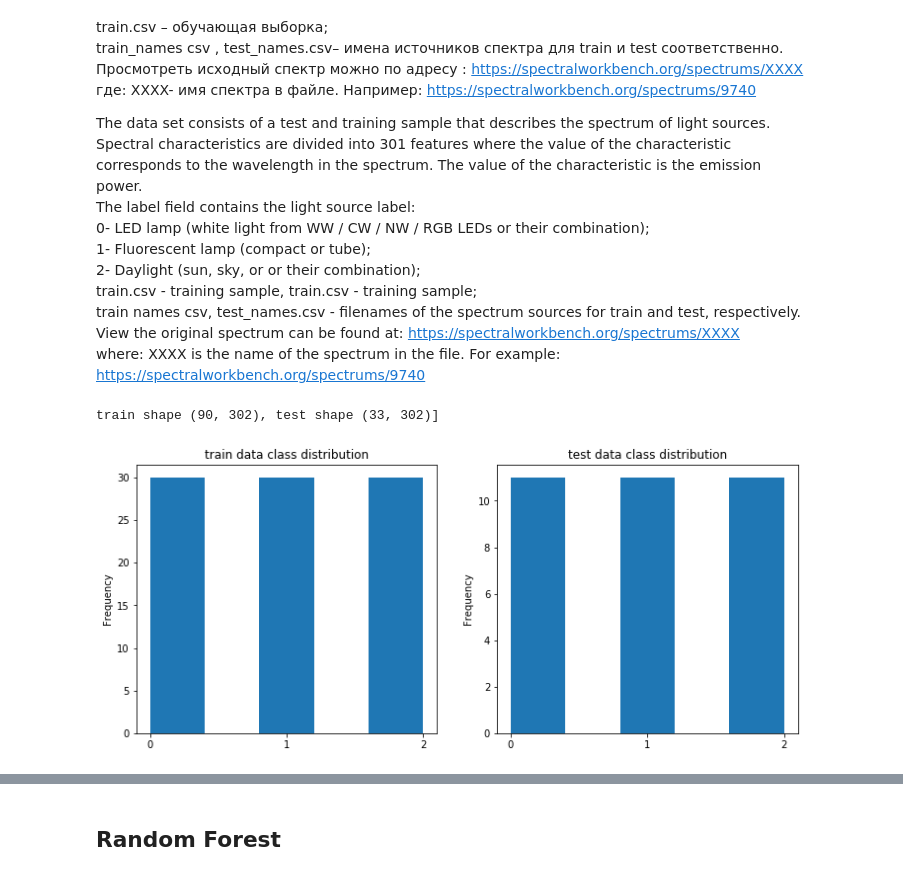
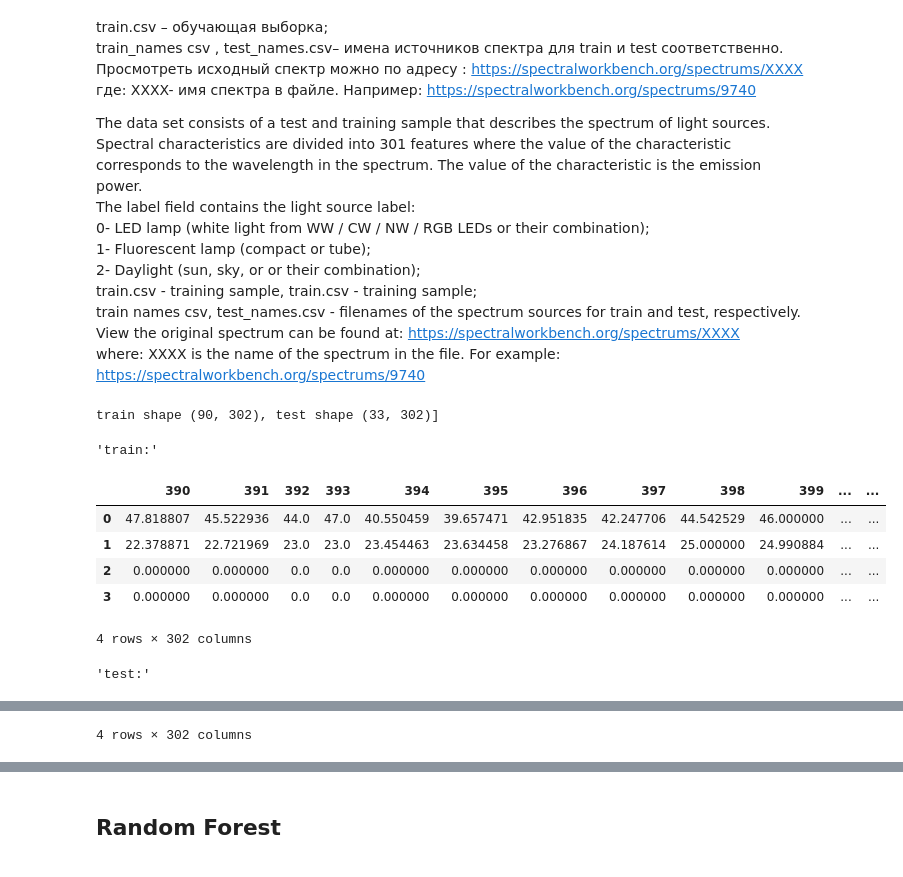
Before and after one commit to bosonbeard/ML_light_sources_classification, a Jupyter notebook: spectrum_classify_for_habrahabr.ipynb, the cells around one changed output, grey strips where cells are left out. Cells and saved outputs as stored; diff of their text form; code cells hidden in the pictures.

```diff
--- a/spectrum_classify_for_habrahabr.ipynb
+++ b/spectrum_classify_for_habrahabr.ipynb
@@ -59,20 +59,22 @@ For example: https://spectralworkbench.org/spectrums/9740
 # %%
 #reading data
 train_df=pd.read_csv('train.csv',index_col=0)
 test_df=pd.read_csv('test.csv',index_col=0)
 print('train shape {0}, test shape {1}]'. format(train_df.shape, test_df.shape))
-
-
-#draw classdistributions
-fig, axes = plt.subplots(nrows=1, ncols=2, figsize=(12,5))
-train_df.label.plot.hist(ax=axes[0],title='train data class distribution', bins=5,xticks=np.unique(train_df.label.values))
-test_df.label.plot.hist(ax=axes[1],title='test data class distribution',bins=5,xticks=np.unique(test_df.label.values))
+display('train:',train_df.head(4),'test:',test_df.head(4))
 
 #divide the data and labels
 X_train=np.array(train_df.iloc[:,:-1])
 X_test=np.array(test_df.iloc[:,:-1])
 y_train=np.array(train_df['label'])
 y_test=np.array(test_df['label'])
 # %% [output]
 train shape (90, 302), test shape (33, 302)]
-[figure, removed]
+'train:'
+|  | 390 | 391 | 392 | 393 | 394 | 395 | 396 | 397 | 398 | 399 | ... | ... |
+| 0 | 47.818807 | 45.522936 | 44.0 | 47.0 | 40.550459 | 39.657471 | 42.951835 | 42.247706 | 44.542529 | 46.000000 | ... | ... |
+| 1 | 22.378871 | 22.721969 | 23.0 | 23.0 | 23.454463 | 23.634458 | 23.276867 | 24.187614 | 25.000000 | 24.990884 | ... | ... |
+| 2 | 0.000000 | 0.000000 | 0.0 | 0.0 | 0.000000 | 0.000000 | 0.000000 | 0.000000 | 0.000000 | 0.000000 | ... | ... |
+| 3 | 0.000000 | 0.000000 | 0.0 | 0.0 | 0.000000 | 0.000000 | 0.000000 | 0.000000 | 0.000000 | 0.000000 | ... | ... |
+4 rows × 302 columns
+'test:'
@@ -78,0 +86 @@ train shape (90, 302), test shape (33, 302)]
+4 rows × 302 columns
```
Also changed, not shown: parts of 11 cells of this notebook, 1 other file.
